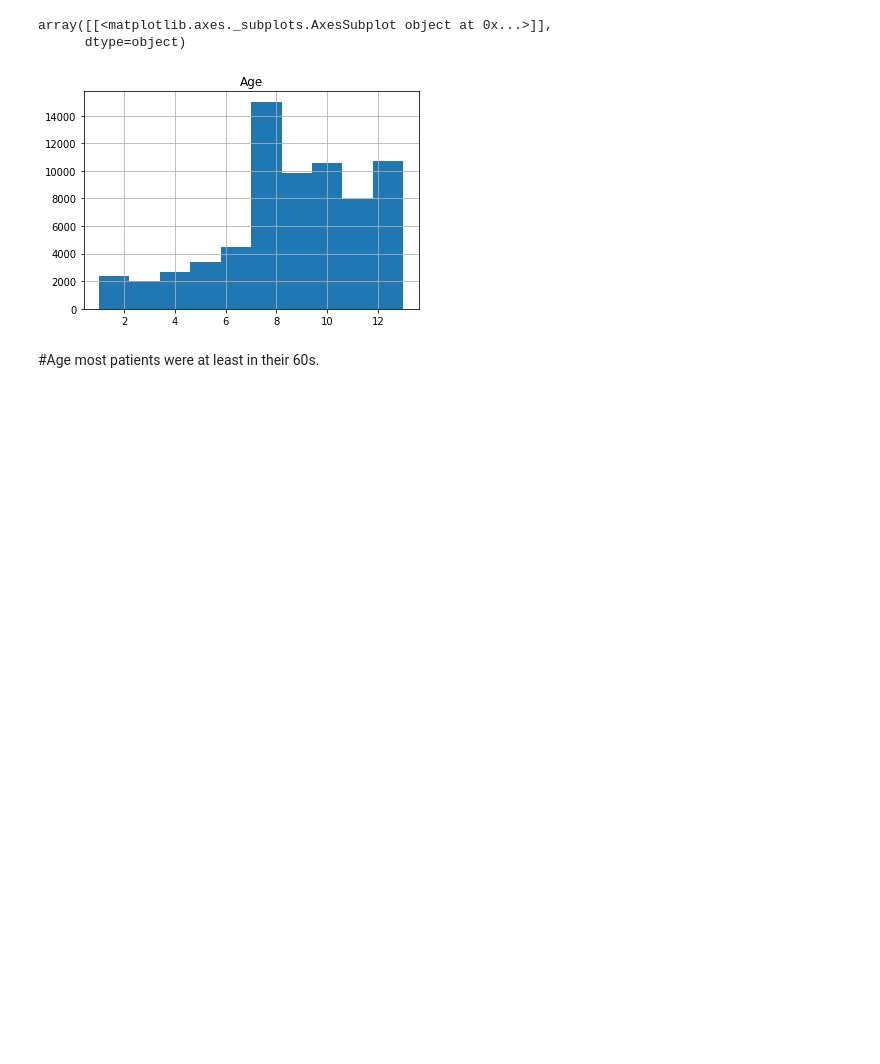
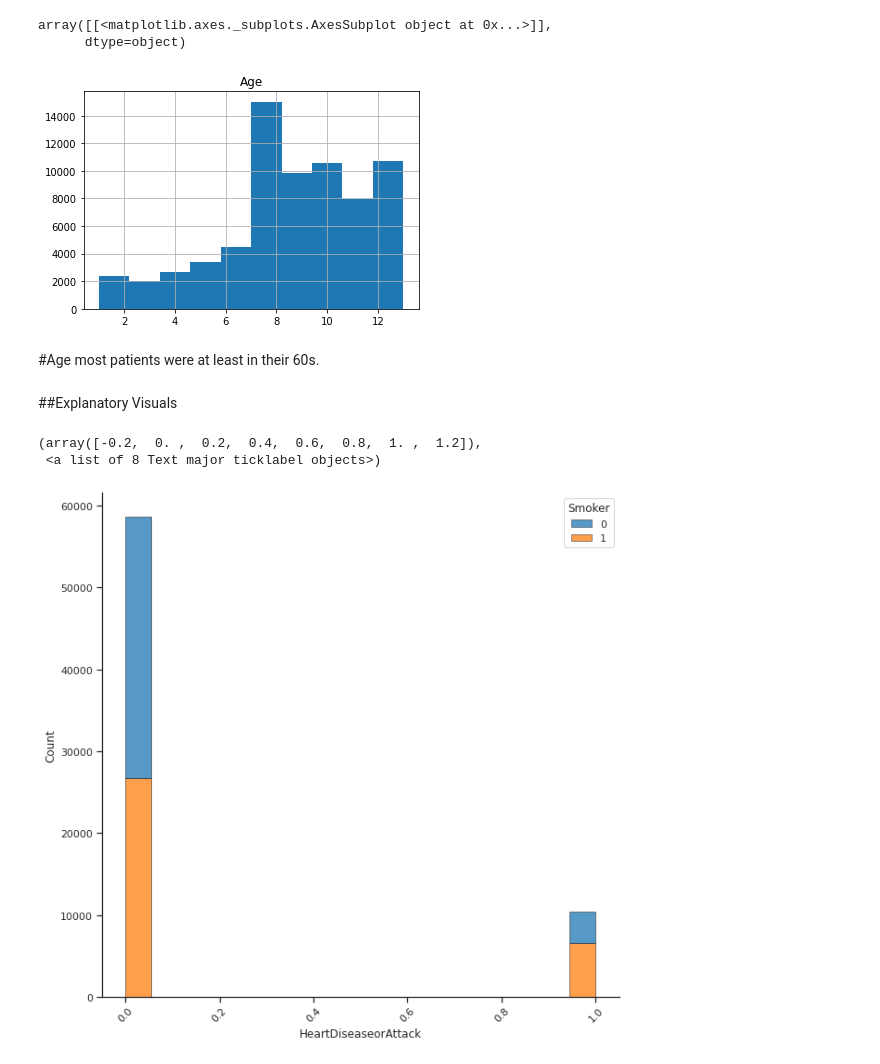
Before and after one commit to meburns2011/Heart-Disease-Predictor, a Jupyter notebook: Heart_Disease_Predictor.ipynb, the cells around one changed output. Drawn from its saved outputs; the diff is of its cells as text; code cells hidden in the pictures; blank space fills up the shorter version.

```diff
--- a/Heart_Disease_Predictor.ipynb
+++ b/Heart_Disease_Predictor.ipynb
@@ -412,3 +412,25 @@ array([[<matplotlib.axes._subplots.AxesSubplot object at 0x...>]],
 # %% [markdown]
 #Age
 most patients were at least in their 60s.
+# %% [markdown]
+##Explanatory Visuals
+# %%
+import seaborn as sns
+
+sns.set_theme(style='ticks')
+f,ax=plt.subplots(figsize=(10,10))
+sns.despine(f)
+
+sns.histplot(
+    df,
+    x='HeartDiseaseorAttack',hue='Smoker',
+    edgecolor='k',
+    palette='tab10',
+    linewidth=.5,
+    multiple='stack',
+)
+plt.xticks(rotation=45)
+# %% [output]
+(array([-0.2,  0. ,  0.2,  0.4,  0.6,  0.8,  1. ,  1.2]),
+ <a list of 8 Text major ticklabel objects>)
+[figure, added]
```
Also changed, not shown: parts of 6 cells of this notebook.
